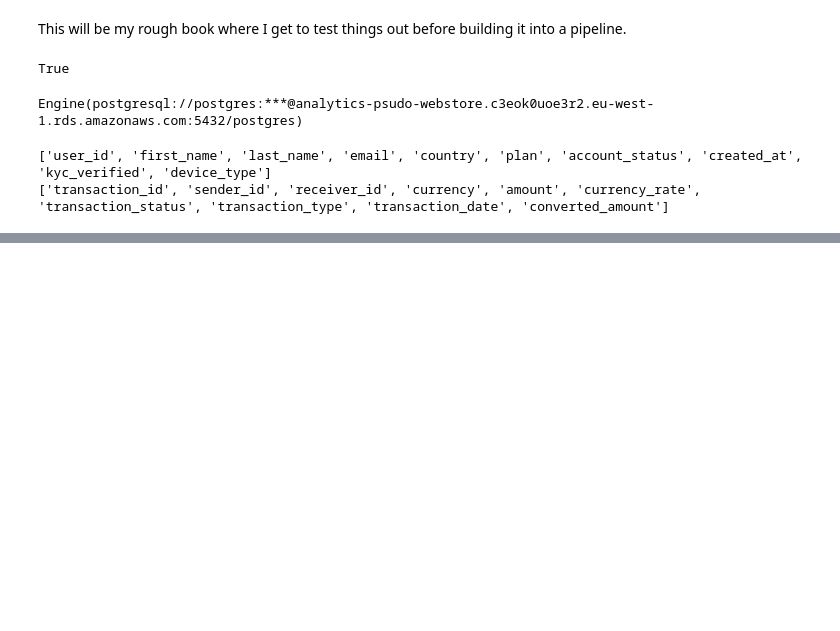
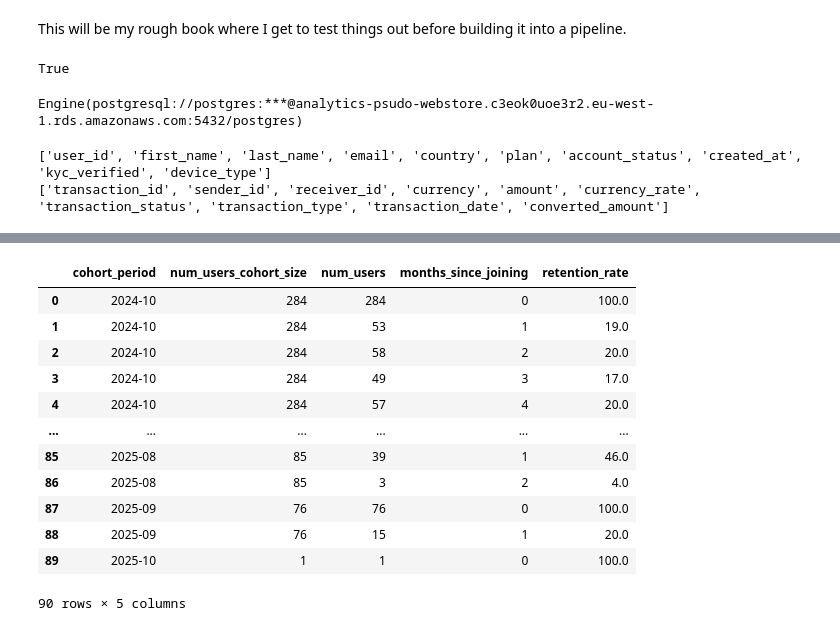
Before and after one commit to kayode-w/customer_cohort_analysis, a Jupyter notebook: raw.ipynb, the cells around one changed output, grey strips where cells are left out. Saved outputs shown, nothing was run; the diff lists cells and outputs as text; code cells hidden in the pictures; blank space fills up the shorter version.

```diff
--- a/raw.ipynb
+++ b/raw.ipynb
@@ -110,0 +108,4 @@ new_df
+# %%
+# Now we when we count unique ids, it tells us
+# 'How many people that joined in x month and came back x months later belong in this bucket' (cohort month)
+new_df = new_df.groupby(['cohort_period', 'months_since_joining',]).agg({'sender_id': 'nunique'}).reset_index().rename(columns= {'sender_id': 'num_users'})
@@ -110,0 +150,16 @@ new_df
+# %%
+cohort_table
+# %% [output]
+|  | cohort_period | num_users_cohort_size | num_users | months_since_joining | retention_rate |
+| 0 | 2024-10 | 284 | 284 | 0 | 100.0 |
+| 1 | 2024-10 | 284 | 53 | 1 | 19.0 |
+| 2 | 2024-10 | 284 | 58 | 2 | 20.0 |
+| 3 | 2024-10 | 284 | 49 | 3 | 17.0 |
+| 4 | 2024-10 | 284 | 57 | 4 | 20.0 |
+| ... | ... | ... | ... | ... | ... |
+| 85 | 2025-08 | 85 | 39 | 1 | 46.0 |
+| 86 | 2025-08 | 85 | 3 | 2 | 4.0 |
+| 87 | 2025-09 | 76 | 76 | 0 | 100.0 |
+| 88 | 2025-09 | 76 | 15 | 1 | 20.0 |
+| 89 | 2025-10 | 1 | 1 | 0 | 100.0 |
+90 rows × 5 columns
```
Also changed, not shown: parts of 22 cells of this notebook, 4 other files.
